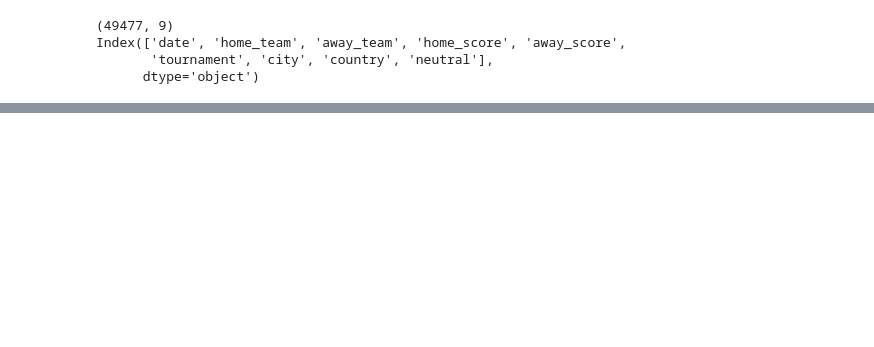
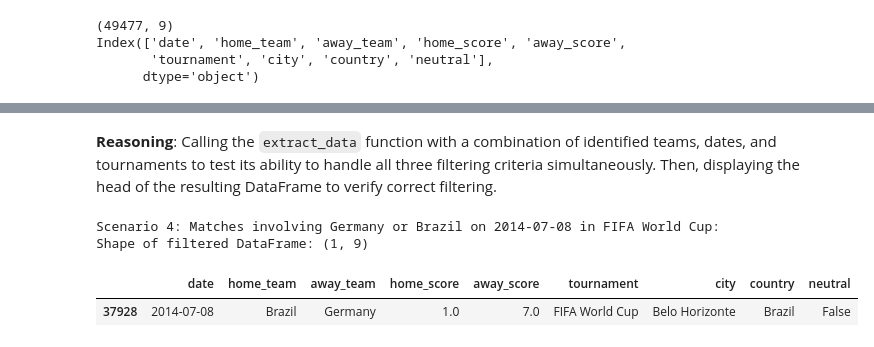
Before and after one commit to eshan14git/football-qa-nlp, a Jupyter notebook: Tishan_SVM_GRU.ipynb, the cells around one changed output, grey strips where cells are left out. Cells and saved outputs as stored; diff of their text form; code cells hidden in the pictures; blank space fills up the shorter version.

```diff
--- a/Tishan_SVM_GRU.ipynb
+++ b/Tishan_SVM_GRU.ipynb
@@ -427,0 +1204,18 @@ Index(['date', 'home_team', 'away_team', 'home_score', 'away_score',
+# %% [markdown]
+**Reasoning**:
+Calling the `extract_data` function with a combination of identified teams, dates, and tournaments to test its ability to handle all three filtering criteria simultaneously. Then, displaying the head of the resulting DataFrame to verify correct filtering.
+# %%
+identified_teams_scenario4 = ['Germany', 'Brazil']
+identified_dates_scenario4 = [datetime.datetime(2014, 7, 8, 0, 0)] # Example date for a Germany vs Brazil match in 2014 WC
+identified_tournaments_scenario4 = ['FIFA World Cup']
+
+filtered_df_scenario4 = extract_data(identified_teams_scenario4, identified_dates_scenario4, identified_tournaments_scenario4, 'What was the score')
+
+print("Scenario 4: Matches involving Germany or Brazil on 2014-07-08 in FIFA World Cup:")
+print(f"Shape of filtered DataFrame: {filtered_df_scenario4.shape}")
+display(filtered_df_scenario4.head())
+# %% [output]
+Scenario 4: Matches involving Germany or Brazil on 2014-07-08 in FIFA World Cup:
+Shape of filtered DataFrame: (1, 9)
+|  | date | home_team | away_team | home_score | away_score | tournament | city | country | neutral |
+| 37928 | 2014-07-08 | Brazil | Germany | 1.0 | 7.0 | FIFA World Cup | Belo Horizonte | Brazil | False |
```
Also changed, not shown: parts of 126 cells of this notebook.
